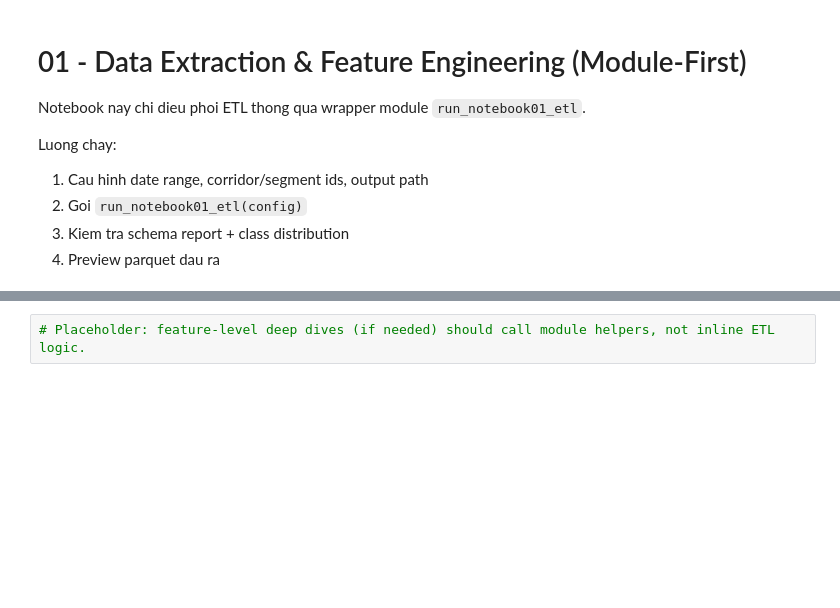
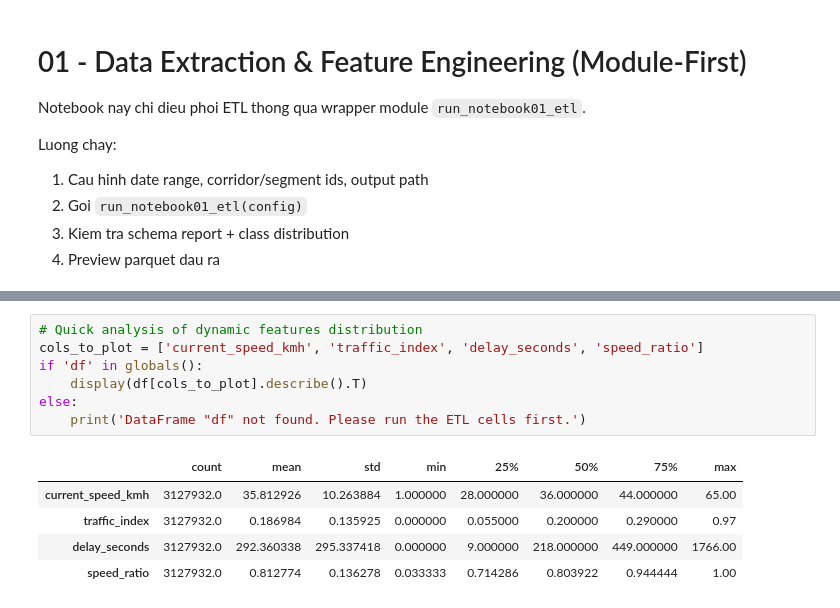
Before and after one commit to lowkeylurker/traffic-ioc, a Jupyter notebook: ai-core/notebooks/01_Data_Extraction_Feature_Engineering.ipynb, the cells around one changed output, grey strips where cells are left out. Drawn from its saved outputs; the diff is of its cells as text; blank space fills up the shorter version.

```diff
--- a/ai-core/notebooks/01_Data_Extraction_Feature_Engineering.ipynb
+++ b/ai-core/notebooks/01_Data_Extraction_Feature_Engineering.ipynb
@@ -133,4 +164,15 @@ is_one_way               0.0
 dtype: float64
 # %%
-# Placeholder: feature-level deep dives (if needed) should call module helpers, not inline ETL logic.
+# Quick analysis of dynamic features distribution
+cols_to_plot = ['current_speed_kmh', 'traffic_index', 'delay_seconds', 'speed_ratio']
+if 'df' in globals():
+    display(df[cols_to_plot].describe().T)
+else:
+    print('DataFrame "df" not found. Please run the ETL cells first.')
+# %% [output]
+|  | count | mean | std | min | 25% | 50% | 75% | max |
+| current_speed_kmh | 3127932.0 | 35.812926 | 10.263884 | 1.000000 | 28.000000 | 36.000000 | 44.000000 | 65.00 |
+| traffic_index | 3127932.0 | 0.186984 | 0.135925 | 0.000000 | 0.055000 | 0.200000 | 0.290000 | 0.97 |
+| delay_seconds | 3127932.0 | 292.360338 | 295.337418 | 0.000000 | 9.000000 | 218.000000 | 449.000000 | 1766.00 |
+| speed_ratio | 3127932.0 | 0.812774 | 0.136278 | 0.033333 | 0.714286 | 0.803922 | 0.944444 | 1.00 |
 # %%
```
Also changed, not shown: parts of 6 cells of this notebook, 9 other files.
